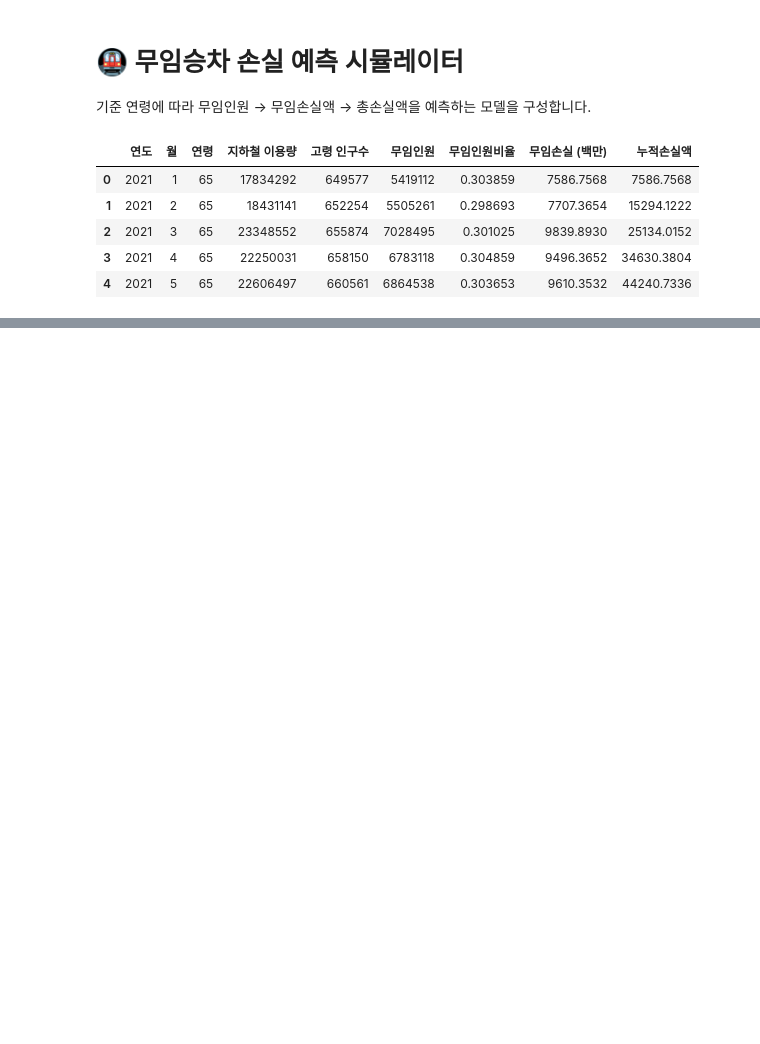
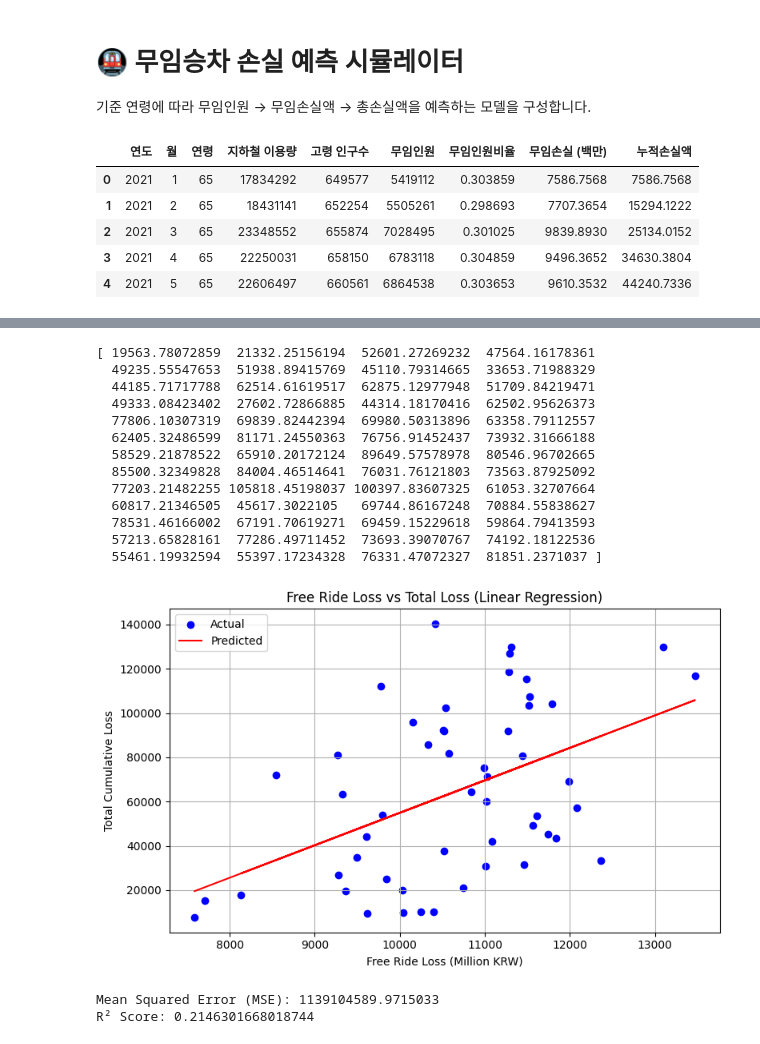
Before and after one commit to suyeonlee333333/oss2025, a Jupyter notebook: free_rider_simulator.ipynb, the cells around one changed output, grey strips where cells are left out. Cells and saved outputs as stored; diff of their text form; code cells hidden in the pictures; blank space fills up the shorter version.

```diff
--- a/free_rider_simulator.ipynb
+++ b/free_rider_simulator.ipynb
@@ -118,0 +158,47 @@ simulate_loss(70)
+# %%
+# Model: Loss (in million) → Total cumulative loss
+X3 = df[['무임손실 (백만)']]
+y3 = df['누적손실액']
+
+model_3 = LinearRegression()
+model_3.fit(X3, y3)
+
+# Prediction
+y_pred = model_3.predict(X3)
+print(y_pred)
+
+# Plotting
+plt.figure(figsize=(8, 5))
+plt.scatter(X3, y3, label='Actual', color='blue')
+plt.plot(X3, y_pred, label='Predicted', color='red')
+plt.xlabel('Free Ride Loss (Million KRW)')
+plt.ylabel('Total Cumulative Loss')
+plt.title('Free Ride Loss vs Total Loss (Linear Regression)')
+plt.legend()
+plt.grid(True)
+plt.tight_layout()
+plt.show()
+from sklearn.metrics import mean_squared_error, r2_score
+# Evaluation
+mse = mean_squared_error(y3, y_pred)
+r2 = r2_score(y3, y_pred)
+
+print("Mean Squared Error (MSE):", mse)
+print("R² Score:", r2)
+# %% [output]
+[ 19563.78072859  21332.25156194  52601.27269232  47564.16178361
+  49235.55547653  51938.89415769  45110.79314665  33653.71988329
+  44185.71717788  62514.61619517  62875.12977948  51709.84219471
+  49333.08423402  27602.72866885  44314.18170416  62502.95626373
+  77806.10307319  69839.82442394  69980.50313896  63358.79112557
+  62405.32486599  81171.24550363  76756.91452437  73932.31666188
+  58529.21878522  65910.20172124  89649.57578978  80546.96702665
+  85500.32349828  84004.46514641  76031.76121803  73563.87925092
+  77203.21482255 105818.45198037 100397.83607325  61053.32707664
+  60817.21346505  45617.3022105   69744.86167248  70884.55838627
+  78531.46166002  67191.70619271  69459.15229618  59864.79413593
+  57213.65828161  77286.49711452  73693.39070767  74192.18122536
+  55461.19932594  55397.17234328  76331.47072327  81851.2371037 ]
+[figure, added]
+Mean Squared Error (MSE): 1139104589.9715033
+R² Score: 0.2146301668018744
```
Also changed, not shown: parts of 10 cells of this notebook.
